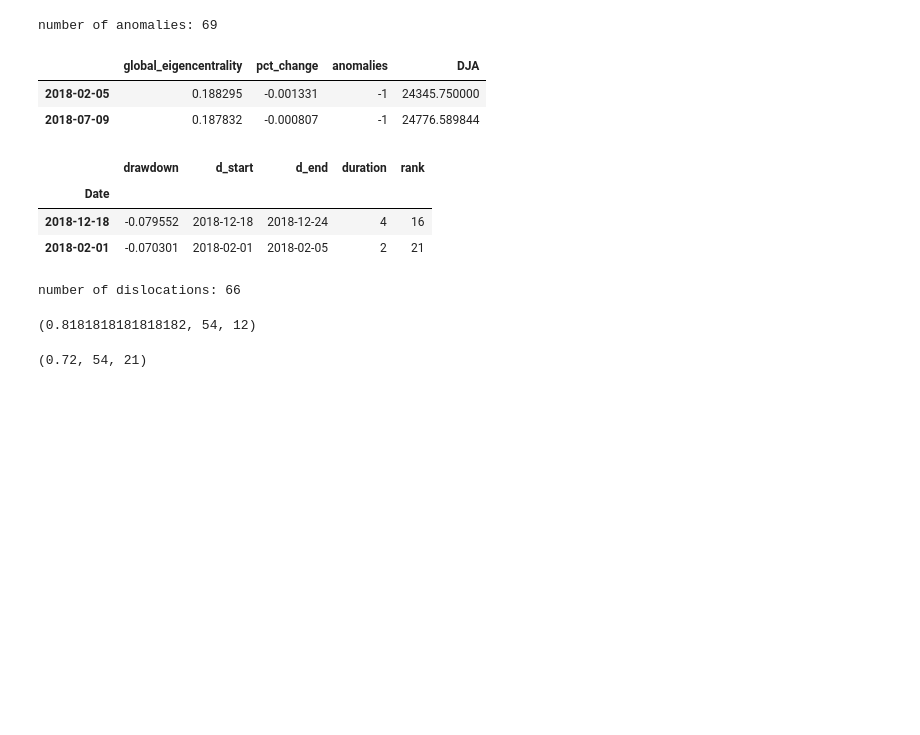
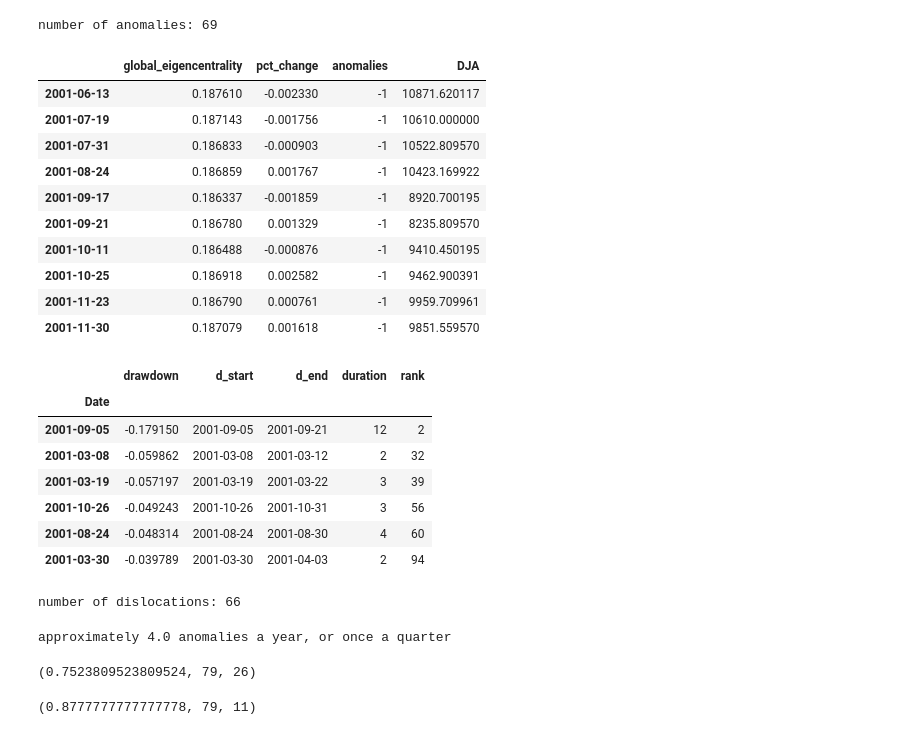
Before and after one commit to mayabenowitz/hedgepy, a Jupyter notebook: notebooks/1.1-dcor-centrality-svm.ipynb, the cells around one changed output. Cells and saved outputs as stored; diff of their text form; code cells hidden in the pictures; blank space fills up the shorter version.

```diff
--- a/notebooks/1.1-dcor-centrality-svm.ipynb
+++ b/notebooks/1.1-dcor-centrality-svm.ipynb
@@ -556,22 +564,38 @@ print('number of anomalies:', len(a))
 # %% [output]
 number of anomalies: 69
 # %%
-a['2018']
+a['2001']
 # %% [output]
 |  | global_eigencentrality | pct_change | anomalies | DJA |
-| 2018-02-05 | 0.188295 | -0.001331 | -1 | 24345.750000 |
-| 2018-07-09 | 0.187832 | -0.000807 | -1 | 24776.589844 |
+| 2001-06-13 | 0.187610 | -0.002330 | -1 | 10871.620117 |
+| 2001-07-19 | 0.187143 | -0.001756 | -1 | 10610.000000 |
+| 2001-07-31 | 0.186833 | -0.000903 | -1 | 10522.809570 |
+| 2001-08-24 | 0.186859 | 0.001767 | -1 | 10423.169922 |
+| 2001-09-17 | 0.186337 | -0.001859 | -1 | 8920.700195 |
+| 2001-09-21 | 0.186780 | 0.001329 | -1 | 8235.809570 |
+| 2001-10-11 | 0.186488 | -0.000876 | -1 | 9410.450195 |
+| 2001-10-25 | 0.186918 | 0.002582 | -1 | 9462.900391 |
+| 2001-11-23 | 0.186790 | 0.000761 | -1 | 9959.709961 |
+| 2001-11-30 | 0.187079 | 0.001618 | -1 | 9851.559570 |
 # %%
-dislocations['2018']
+dislocations['2001']
 # %% [output]
 |  | drawdown | d_start | d_end | duration | rank |
 | Date |  |  |  |  |  |
-| 2018-12-18 | -0.079552 | 2018-12-18 | 2018-12-24 | 4 | 16 |
-| 2018-02-01 | -0.070301 | 2018-02-01 | 2018-02-05 | 2 | 21 |
+| 2001-09-05 | -0.179150 | 2001-09-05 | 2001-09-21 | 12 | 2 |
+| 2001-03-08 | -0.059862 | 2001-03-08 | 2001-03-12 | 2 | 32 |
+| 2001-03-19 | -0.057197 | 2001-03-19 | 2001-03-22 | 3 | 39 |
+| 2001-10-26 | -0.049243 | 2001-10-26 | 2001-10-31 | 3 | 56 |
+| 2001-08-24 | -0.048314 | 2001-08-24 | 2001-08-30 | 4 | 60 |
+| 2001-03-30 | -0.039789 | 2001-03-30 | 2001-04-03 | 2 | 94 |
 # %%
 print('number of dislocations:', len(dislocations))
 # %% [output]
 number of dislocations: 66
+# %%
+print('approximately', np.ceil(len(a)/20), 'anomalies a year, or once a quarter' )
+# %% [output]
+approximately 4.0 anomalies a year, or once a quarter
 # %%
 def recall_score(anomalies, dislocations, pred_range, verbose=False):
     df_dist = pd.DataFrame(index=anomalies.index, columns=dislocations.index)
@@ -598,9 +622,9 @@ def recall_score(anomalies, dislocations, pred_range, verbose=False):
     if verbose:
         return print('Recall:', recall, '\n\n', df_tpfn)
 
-recall_score(a, get_dislocations(df_d, 0.95), 231)
+recall_score(a, get_dislocations(df_d, 0.92), 231)
 # %% [output]
-(0.8181818181818182, 54, 12)
+(0.7523809523809524, 79, 26)
 # %%
 def precision_score(anomalies, dislocations, pred_range, verbose=False):
     df_dist = pd.DataFrame(index=anomalies.index, columns=dislocations.index)
@@ -633,9 +657,9 @@ def precision_score(anomalies, dislocations, pred_range, verbose=False):
     if verbose:
         return print('Precision:', precision, '\n\n', df_fp)
 
-precision_score(a, get_dislocations(df_d, 0.95), 231)
+precision_score(a, get_dislocations(df_d, 0.92), 231)
 # %% [output]
-(0.72, 54, 21)
+(0.8777777777777778, 79, 11)
 # %%
 def f_score(precision, recall, beta):
     f = (1 + beta**2) * (precision*recall)/( (beta**2 * precision) + recall )
```
Also changed, not shown: parts of 21 cells of this notebook, 3 other files.
